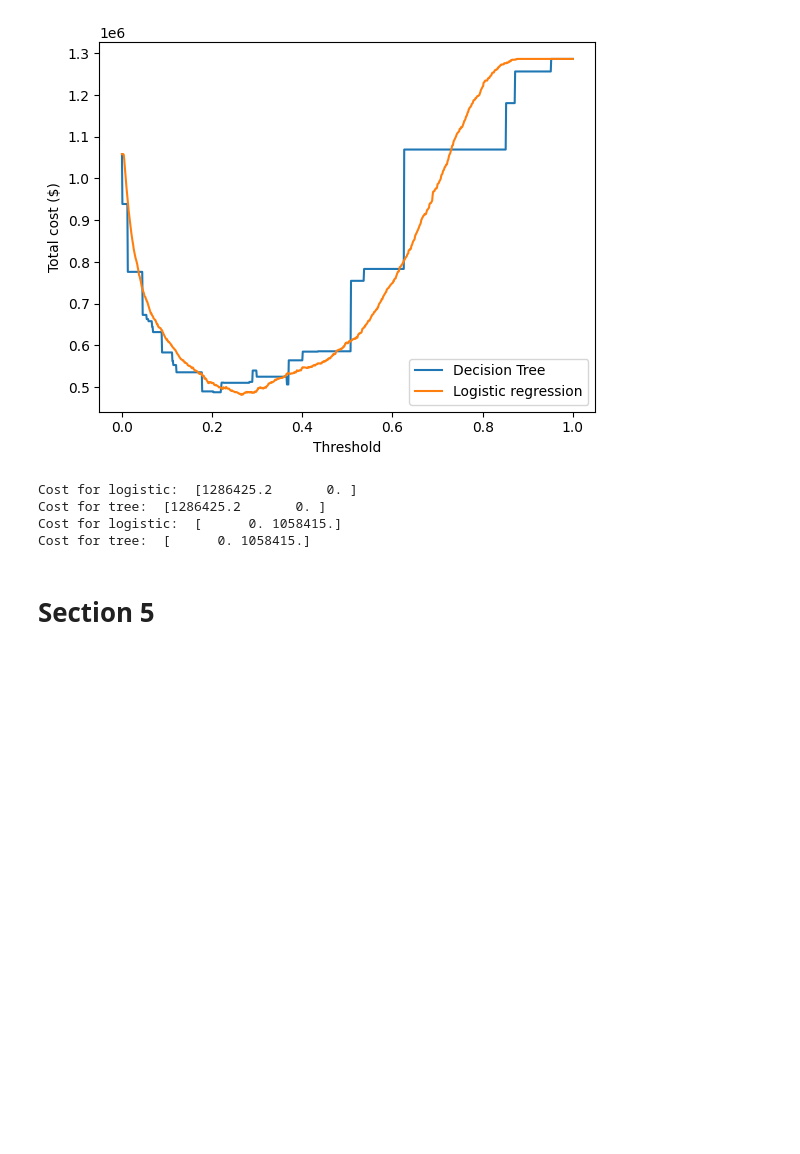
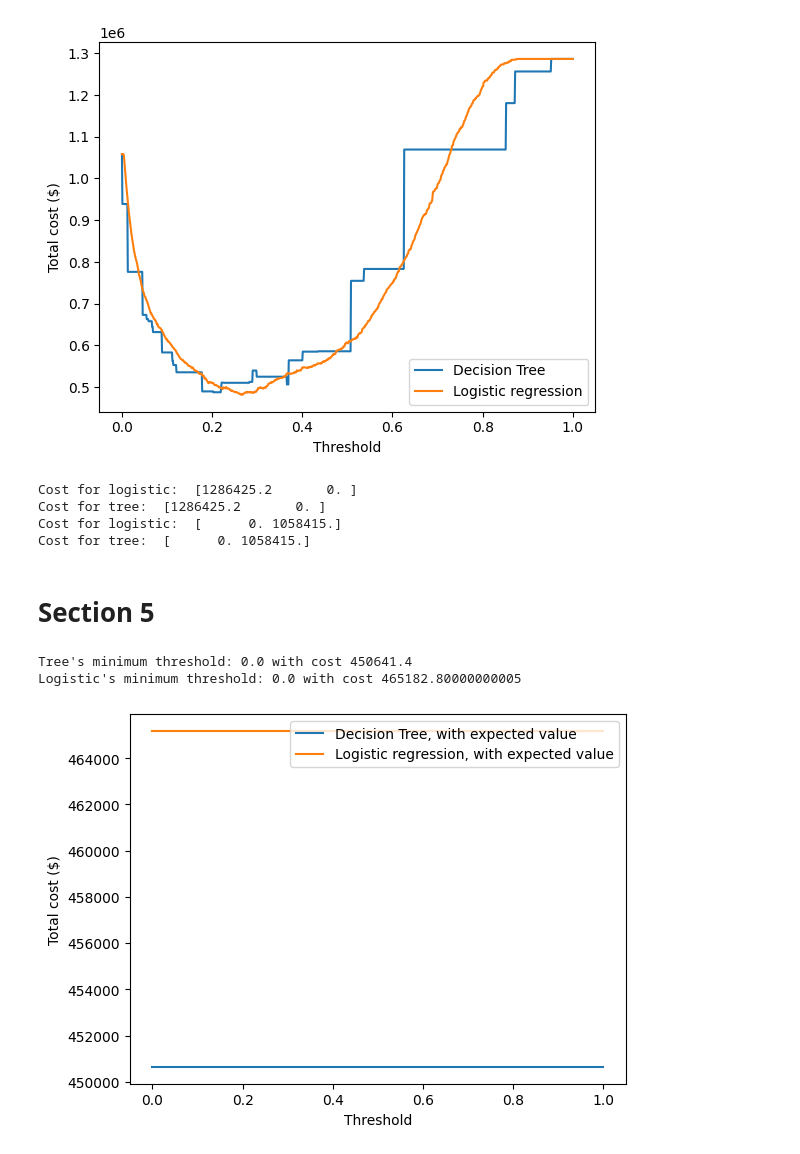
Before and after one commit to Rigbones/ISOM3360_Asg2, a Jupyter notebook: isom3360_asg2.ipynb, the cells around one changed output. Drawn from its saved outputs; the diff is of its cells as text; code cells hidden in the pictures; blank space fills up the shorter version.

```diff
--- a/isom3360_asg2.ipynb
+++ b/isom3360_asg2.ipynb
@@ -721,3 +721,15 @@ Cost for logistic:  [      0. 1058415.]
 Cost for tree:  [      0. 1058415.]
 # %% [markdown]
 # Section 5
+# %%
+def compute_cost(condition_0, condition_1):
+	"""
+	Args:
+		condition_0: shape (n_samples,) boolean array
+		condition_1: shape (n_samples,) boolean array
+	Returns:
+		[condition 0 cost, condition 1 cost]
+	"""
+	condition_cost_0 = condition_0.sum() * 205
+	condition_cost_1 = (condition_1 * (ds[:, 17] * 12)).sum() - 205 * condition_1.sum()
+	return np.array([condition_cost_0, condition_cost_1])
@@ -724,3 +774,17 @@ Cost for tree:  [      0. 1058415.]
+# %%
+plt.plot(threshold, tree_cost, label="Decision Tree, with expected value")
+plt.plot(threshold, logistic_cost, label="Logistic regression, with expected value")
+plt.xlabel("Threshold")
+plt.ylabel("Total cost ($)")
+plt.legend(loc="upper right")
+
+# minimum cost threshold is...
+print("Tree's minimum threshold:", threshold[np.argmin(tree_cost)], "with cost", np.min(tree_cost))
+print("Logistic's minimum threshold:", threshold[np.argmin(logistic_cost)], "with cost", np.min(logistic_cost))
+# %% [output]
+Tree's minimum threshold: 0.0 with cost 450641.4
+Logistic's minimum threshold: 0.0 with cost 465182.80000000005
+[figure, added]
 # %%
 # get the predicted labels from the models
 tree_pred = tree.predict(ds[:, 0:18])
```
Also changed, not shown: parts of 7 cells of this notebook, 2 other files.
